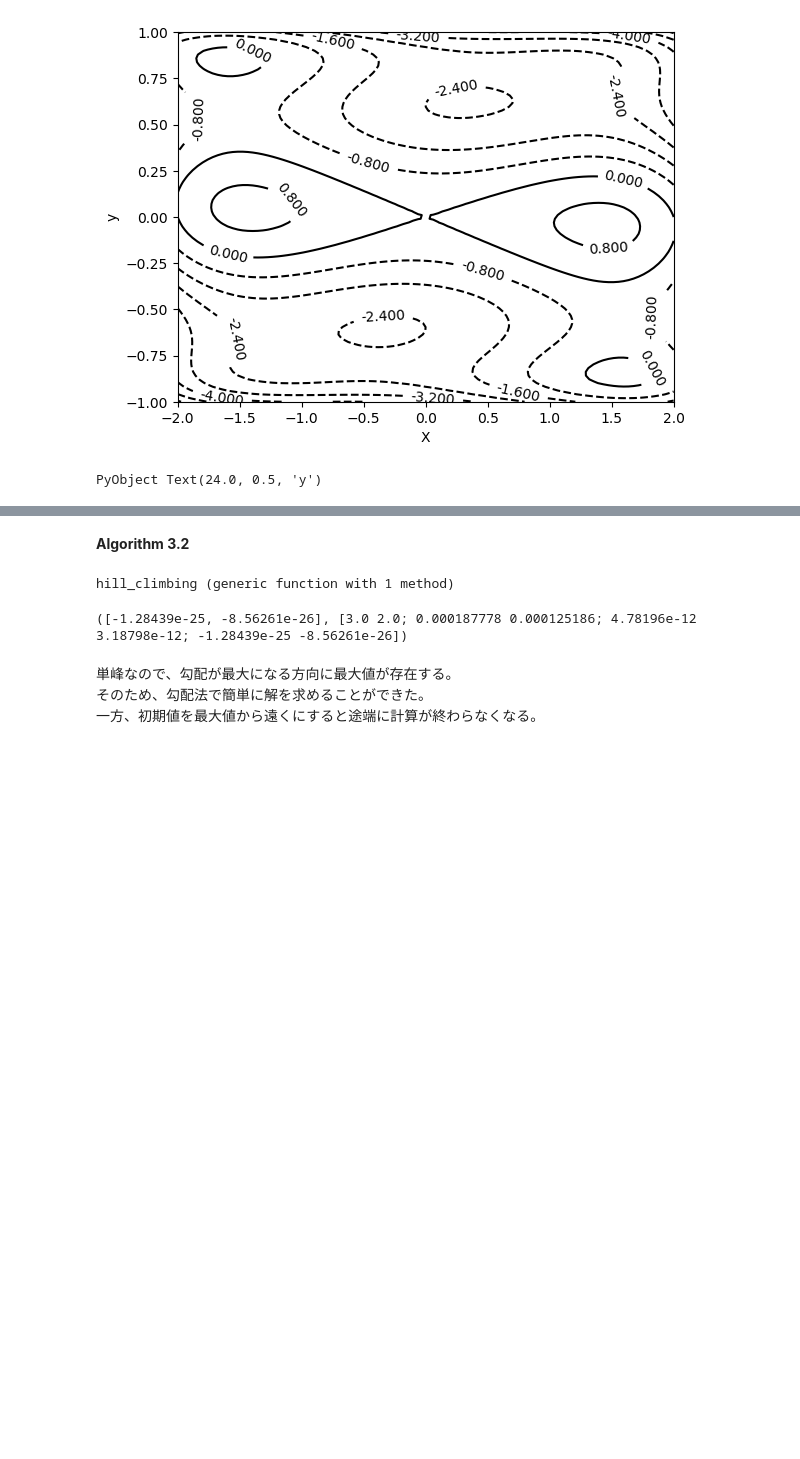
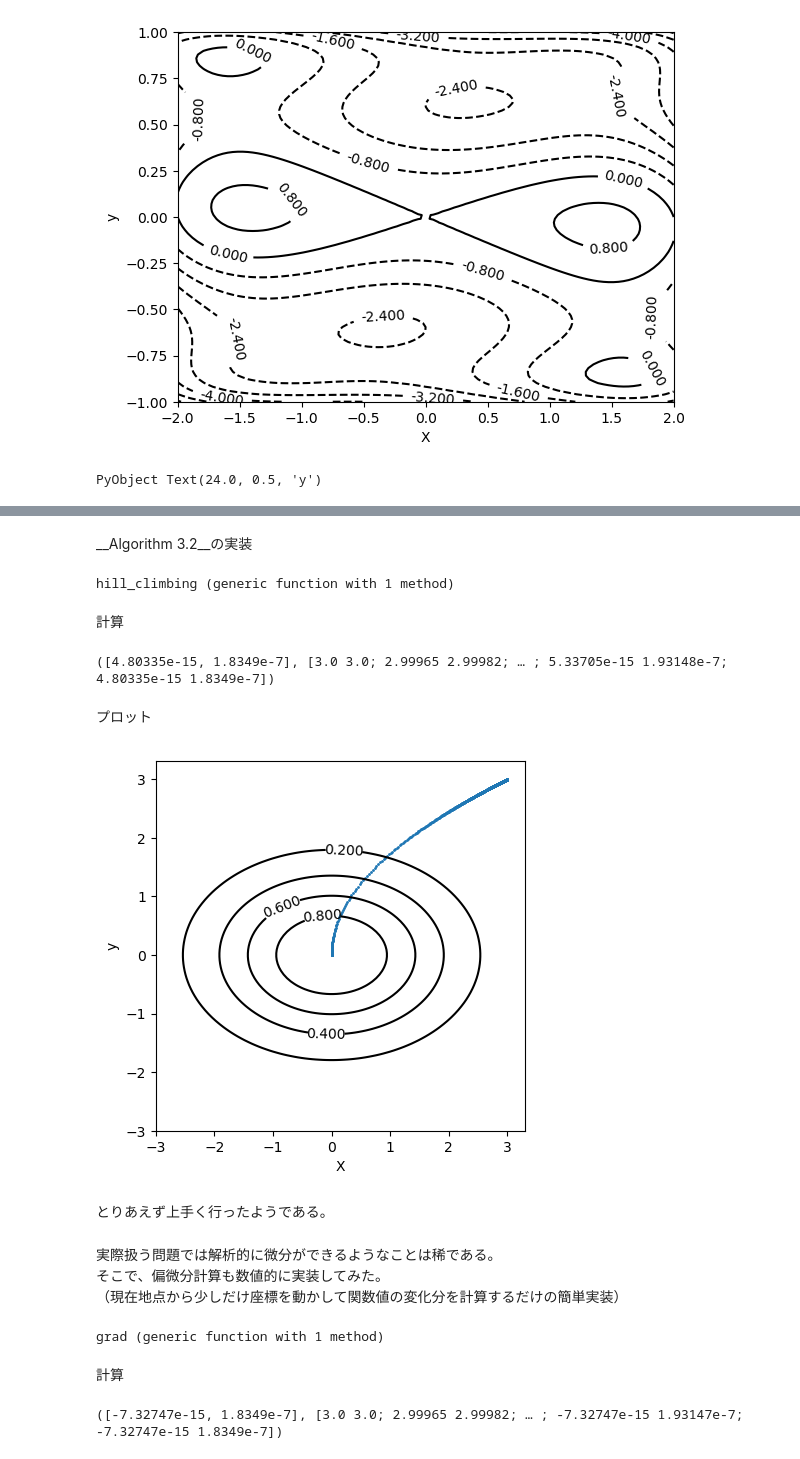
Before and after one commit to Ippai-Attena/Optim_Math, a Jupyter notebook: Chapter3/Chapter3.ipynb, the cells around one changed output, grey strips where cells are left out. Drawn from its saved outputs; the diff is of its cells as text; code cells hidden in the pictures; blank space fills up the shorter version.

```diff
--- a/Chapter3/Chapter3.ipynb
+++ b/Chapter3/Chapter3.ipynb
@@ -204,5 +252,5 @@ PyObject Text(0.09109821416582616, 0.012204846458825202, 'z')
 # %% [markdown]
-__Algorithm 3.2__
+__Algorithm 3.2__の実装
 # %%
 function hill_climbing(x₀,t₀,δ,f,∇f;h₀=1.0)
     x=x₀
@@ -222,16 +270,69 @@ function hill_climbing(x₀,t₀,δ,f,∇f;h₀=1.0)
 end
 # %% [output]
 hill_climbing (generic function with 1 method)
+# %% [markdown]
+計算
 # %%
-x₀=[3.0, 2.0]   #[-3,3]より外に出ると計算時間が爆発（勾配消失？）
-t₀=1.0
-h₀=0.1
+x₀=[3.0, 3.0]
+t₀=0.1
+h₀=1.0
 δ=1e-8
-
 x,x_steps=hill_climbing(x₀,t₀,δ,f,∇f,h₀=h₀)
 # %% [output]
-([-1.28439e-25, -8.56261e-26], [3.0 2.0; 0.000187778 0.000125186; 4.78196e-12 3.18798e-12; -1.28439e-25 -8.56261e-26])
+([4.80335e-15, 1.8349e-7], [3.0 3.0; 2.99965 2.99982; … ; 5.33705e-15 1.93148e-7; 4.80335e-15 1.8349e-7])
-# %% [markdown]
-単峰なので、勾配が最大になる方向に最大値が存在する。
-そのため、勾配法で簡単に解を求めることができた。
-一方、初期値を最大値から遠くにすると途端に計算が終わらなくなる。
+# %% [markdown]
+プロット
+# %%
+figure()
+_cp=contour(xx,yy,z, colors="k", lw=1, levels=5)
+ax=gca()
+ax[:clabel](_cp, inline=1, fontsize=10)
+ax[:set_xlabel]("X")
+ax[:set_ylabel]("y")
+ax[:scatter](x_steps[:,1], x_steps[:,2], s=1)
+lim_x=xlim()
+lim_y=ylim()
+ax[:set_aspect]((lim_x[2]-lim_x[1])/(lim_y[2]-lim_y[1]))
+# %% [output]
+[figure, added]
+# %% [markdown]
+とりあえず上手く行ったようである。
+# %% [markdown]
+実際扱う問題では解析的に微分ができるようなことは稀である。
+そこで、偏微分計算も数値的に実装してみた。
+（現在地点から少しだけ座標を動かして関数値の変化分を計算するだけの簡単実装）
+# %%
+# 偏微分
+function numeric_partial_diff(f, X, i; h=1e-4)
+    h_vec = zero(X)
+    h_vec[i] = h
+    return (f(X.+h_vec)-f(X.-h_vec)) / (2.0*h)
+end
+
+# 勾配
+function grad(f, X; h=1e-4)
+    ∇f=zero(X)
+    for i in 1:length(X)
+        ∇f[i]=numeric_partial_diff(f,X,i,h=h)
+    end
+    return ∇f
+end
+# %% [output]
+grad (generic function with 1 method)
+# %% [markdown]
+計算
+# %%
+μ=[0.0, 0.0]
+Σ=[1.0 0.0; 0.0 2.0]
+Σ_inv=inv(Σ)
+f(x)=exp(-(x-μ)'*Σ_inv*(x-μ) * 0.5)
+
+X₀=[3.0, 3.0]   #[-3,3]より外に出ると計算時間が爆発（勾配消失？）
+h₀=1.0
+t₀=0.1
+δ=1e-8
+∇f(X) = grad(f, X)
+
+x,x_steps=hill_climbing(X₀,t₀,δ,f,∇f,h₀=h₀)
+# %% [output]
+([-7.32747e-15, 1.8349e-7], [3.0 3.0; 2.99965 2.99982; … ; -7.32747e-15 1.93147e-7; -7.32747e-15 1.8349e-7])
```
Also changed, not shown: parts of 16 cells of this notebook.
